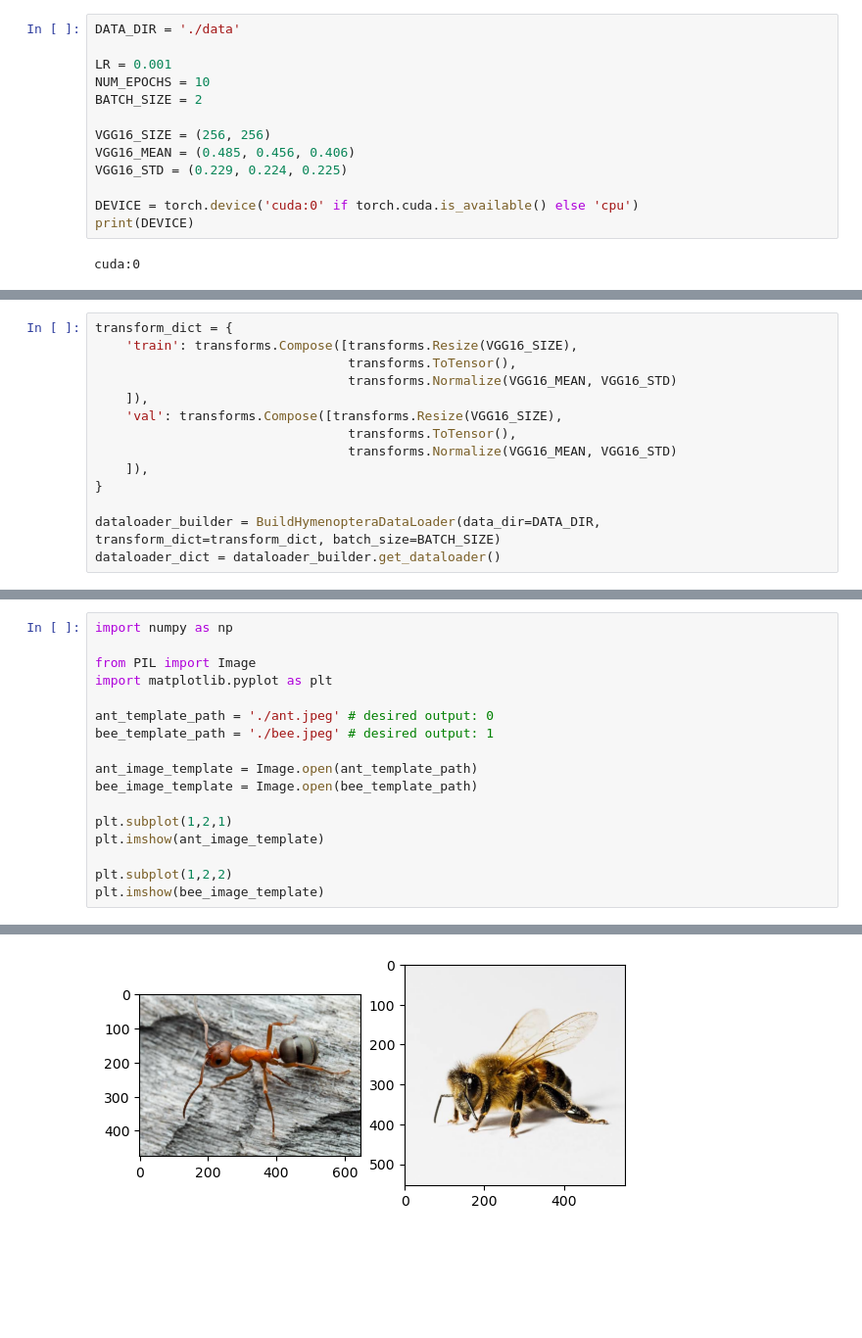
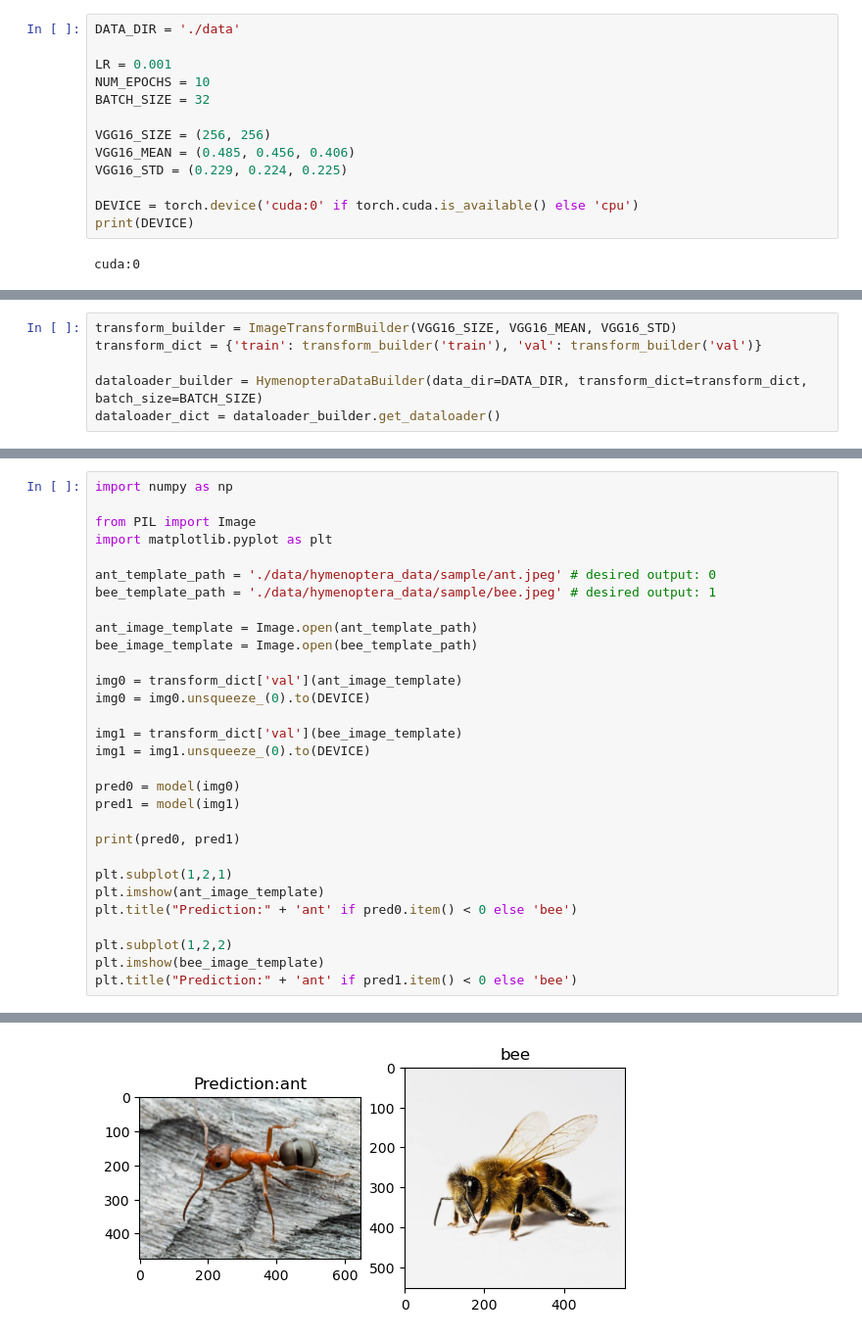
Before and after one commit to seo-changmin-dev/pytorch_snippets, a Jupyter notebook: transfer_learning_and_fine_tuning/test_train.ipynb, the cells around one changed output, grey strips where cells are left out. Shown: that part at 98% size. Drawn from its saved outputs; the diff is of its cells as text; blank space fills up the shorter version.

```diff
--- a/transfer_learning_and_fine_tuning/test_train.ipynb
+++ b/transfer_learning_and_fine_tuning/test_train.ipynb
@@ -15,7 +16,7 @@ DATA_DIR = './data'
 
 LR = 0.001
 NUM_EPOCHS = 10
-BATCH_SIZE = 2
+BATCH_SIZE = 32
 
 VGG16_SIZE = (256, 256)
 VGG16_MEAN = (0.485, 0.456, 0.406)
@@ -28,16 +33,8 @@ cuda:0
 # %%
-transform_dict = {
-    'train': transforms.Compose([transforms.Resize(VGG16_SIZE),
-                                 transforms.ToTensor(),
-                                 transforms.Normalize(VGG16_MEAN, VGG16_STD)
-    ]),
-    'val': transforms.Compose([transforms.Resize(VGG16_SIZE),
-                                 transforms.ToTensor(),
-                                 transforms.Normalize(VGG16_MEAN, VGG16_STD)
-    ]),
-}
+transform_builder = ImageTransformBuilder(VGG16_SIZE, VGG16_MEAN, VGG16_STD)
+transform_dict = {'train': transform_builder('train'), 'val': transform_builder('val')}
 
-dataloader_builder = BuildHymenopteraDataLoader(data_dir=DATA_DIR, transform_dict=transform_dict, batch_size=BATCH_SIZE)
+dataloader_builder = HymenopteraDataBuilder(data_dir=DATA_DIR, transform_dict=transform_dict, batch_size=BATCH_SIZE)
 dataloader_dict = dataloader_builder.get_dataloader()
 # %%
 model = AntBeeClassifier().to(DEVICE)
@@ -112,15 +109,28 @@ import numpy as np
 from PIL import Image
 import matplotlib.pyplot as plt
 
-ant_template_path = './ant.jpeg' # desired output: 0
-bee_template_path = './bee.jpeg' # desired output: 1
+ant_template_path = './data/hymenoptera_data/sample/ant.jpeg' # desired output: 0
+bee_template_path = './data/hymenoptera_data/sample/bee.jpeg' # desired output: 1
 
 ant_image_template = Image.open(ant_template_path)
 bee_image_template = Image.open(bee_template_path)
 
+img0 = transform_dict['val'](ant_image_template)
+img0 = img0.unsqueeze_(0).to(DEVICE)
+
+img1 = transform_dict['val'](bee_image_template)
+img1 = img1.unsqueeze_(0).to(DEVICE)
+
+pred0 = model(img0)
+pred1 = model(img1)
+
+print(pred0, pred1)
+
 plt.subplot(1,2,1)
 plt.imshow(ant_image_template)
+plt.title("Prediction:" + 'ant' if pred0.item() < 0 else 'bee')
 
 plt.subplot(1,2,2)
 plt.imshow(bee_image_template)
+plt.title("Prediction:" + 'ant' if pred1.item() < 0 else 'bee')
 # %% [output]
@@ -128 +139 @@ plt.imshow(bee_image_template)
-[figure, old version]
+[figure, new version]
```
Also changed, not shown: parts of 6 cells of this notebook, 8 other files.
